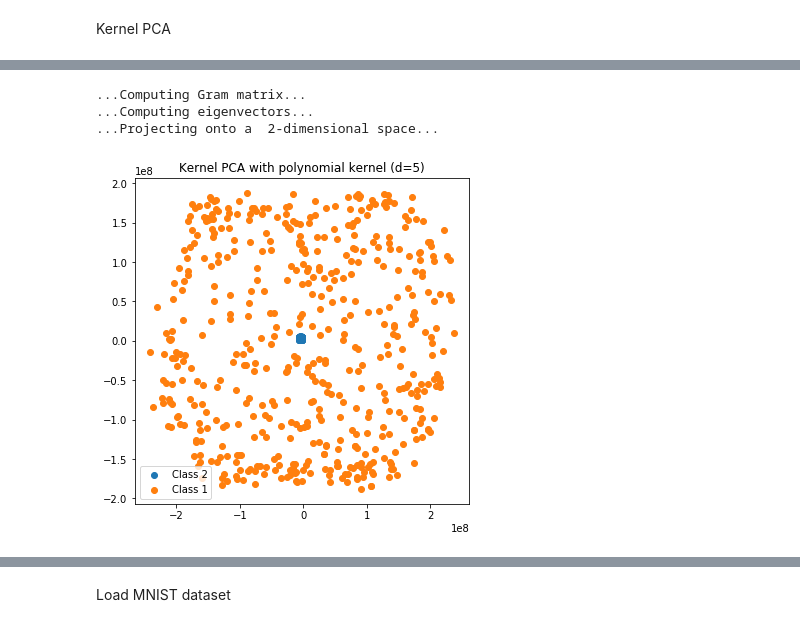
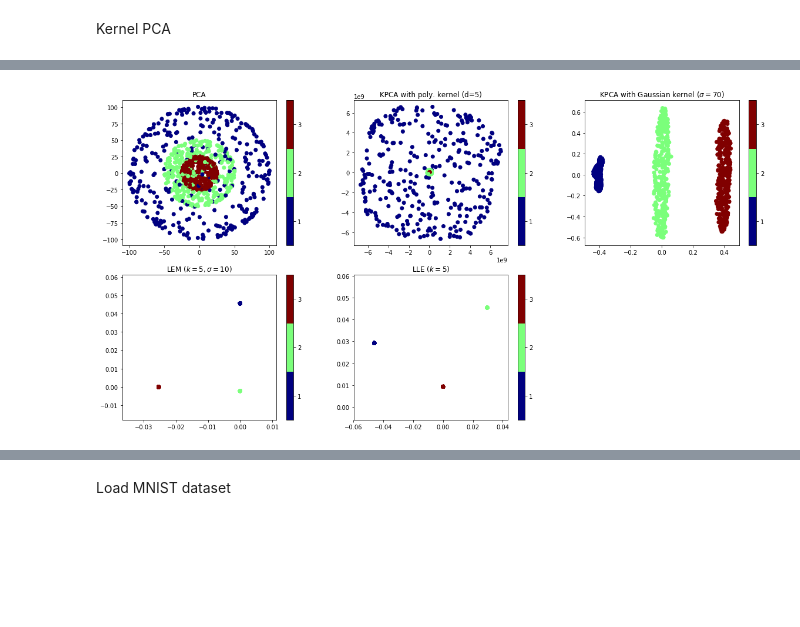
Before and after one commit to afiliot/Non-Linear-Dimensionality-Reduction, a Jupyter notebook: notebook.ipynb, the cells around one changed output, grey strips where cells are left out. Cells and saved outputs as stored; diff of their text form; code cells hidden in the pictures; blank space fills up the shorter version.

```diff
--- a/notebook.ipynb
+++ b/notebook.ipynb
@@ -160,10 +147,0 @@ plot_results([train_new], figsize=(6, 6), titles=['PCA'], grid=(1, 1))
-# %%
-method = polynomial
-kpca = kernelPCA(method, {'d': 5}, 2)
-train_new = kpca.fit_transform(data)
-plot_results([train_new], figsize=(6, 6), titles=['Kernel PCA with polynomial kernel (d=5)'], grid=(1, 1))
-# %% [output]
-...Computing Gram matrix...
-...Computing eigenvectors...
-...Projecting onto a  2-dimensional space...
-[figure, removed]
@@ -170 +309,45 @@ plot_results([train_new], figsize=(6, 6), titles=['Kernel PCA with polynomial ke
+# %%
+plt.figure(figsize=(20, 10))
+
+data = np.array(synthetic_noise(1000, 200, 100, 50, 1, False))
+method = polynomial
+kpca = kernelPCA(method, {'d': 1}, 2, verbose=False)
+train_new = kpca.fit_transform(data)
+plt.subplot(2, 3, 1)
+plot_results(train_new, title='PCA')
+
+#
+method = polynomial
+kpca = kernelPCA(method, {'d': 5}, 2, verbose=False)
+train_new = kpca.fit_transform(data)
+plt.subplot(2, 3, 2)
+plot_results(train_new, title='KPCA with poly. kernel (d=5)')
+
+#
+method = gaussian
+sigma = 70
+kpca = kernelPCA(method, {'sigma': sigma}, 2, verbose=False)
+train_new = kpca.fit_transform(data)
+plt.subplot(2, 3, 3)
+plot_results(train_new, title='KPCA with Gaussian kernel ($\sigma={:3.0f}$)'.format(sigma))
+
+#
+gamma = 10
+k = 5
+L=LEM(k=k, p=2, gamma=gamma, verbose=False)
+train_new = L.fit_transform(data, data[:, -1], reg=1e-3)
+plt.subplot(2, 3, 4)
+plot_results(train_new, title='LEM ($k={:3.0f}, \sigma={:3.0f}$)'.format(k, gamma))
+
+#
+k = 5
+L=LLE(k=k, p=2, verbose=False)
+train_new = L.fit_transform(data, data[:, -1], reg=1e-3)
+plt.subplot(2, 3, 5)
+plot_results(train_new, title='LLE ($k={:3.0f}$)'.format(k, gamma))
+
+plt.subplots_adjust()
+plt.show()
+# %% [output]
+[figure, added]
 # %%
```
Also changed, not shown: parts of 22 cells of this notebook.
